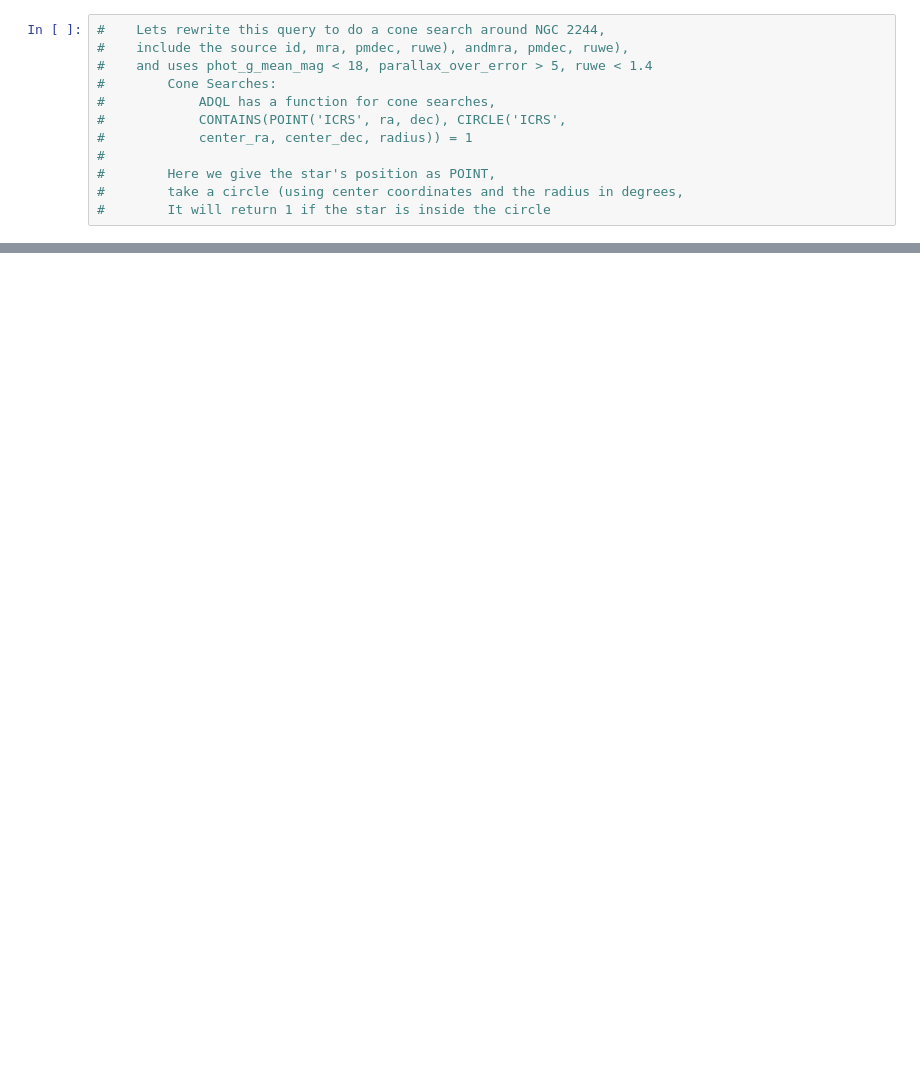
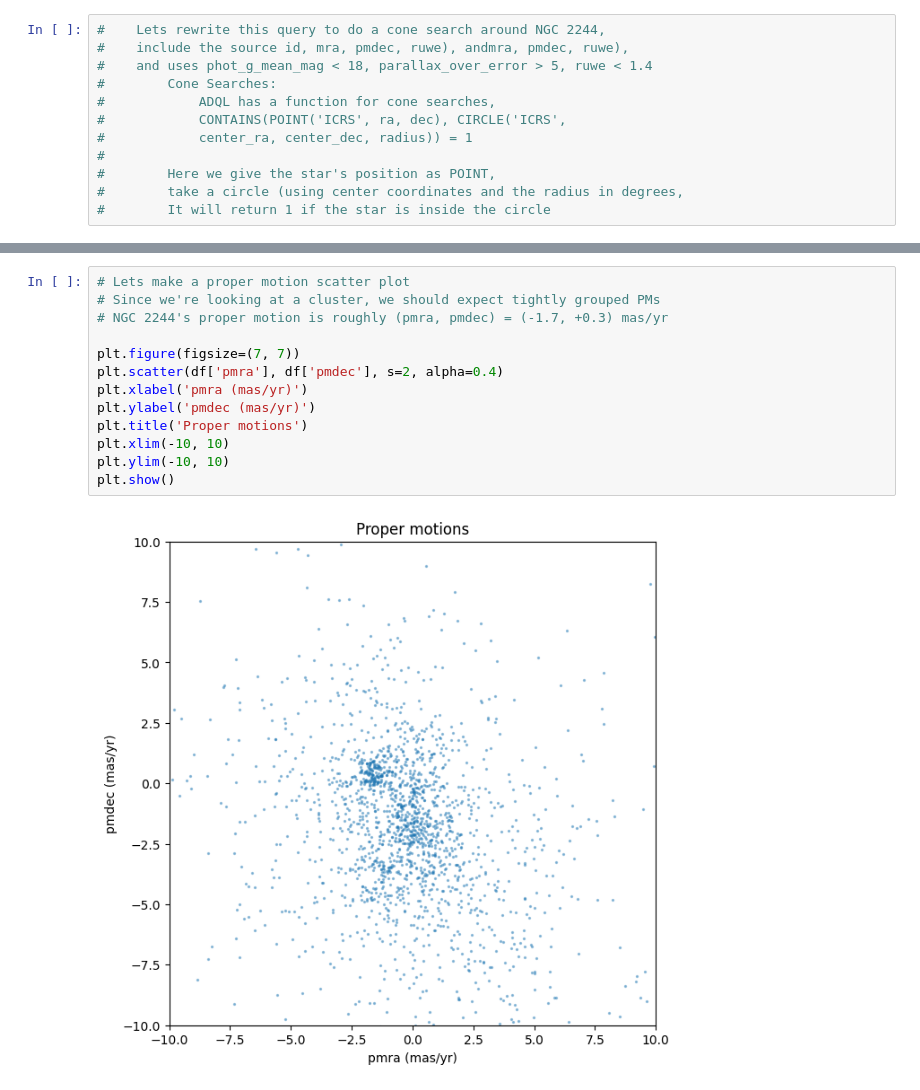
Before and after one commit to NoahLop/astr154-finalproject, a Jupyter notebook: First-Draft-Final.ipynb, the cells around one changed output, grey strips where cells are left out. Drawn from its saved outputs; the diff is of its cells as text; blank space fills up the shorter version.

```diff
--- a/First-Draft-Final.ipynb
+++ b/First-Draft-Final.ipynb
@@ -175,0 +222,15 @@ df.head()
+# %%
+# Lets make a proper motion scatter plot
+# Since we're looking at a cluster, we should expect tightly grouped PMs
+# NGC 2244's proper motion is roughly (pmra, pmdec) = (-1.7, +0.3) mas/yr
+
+plt.figure(figsize=(7, 7))
+plt.scatter(df['pmra'], df['pmdec'], s=2, alpha=0.4)
+plt.xlabel('pmra (mas/yr)')
+plt.ylabel('pmdec (mas/yr)')
+plt.title('Proper motions')
+plt.xlim(-10, 10)
+plt.ylim(-10, 10)
+plt.show()
+# %% [output]
+[figure, added]
```
Also changed, not shown: parts of 15 cells of this notebook.
